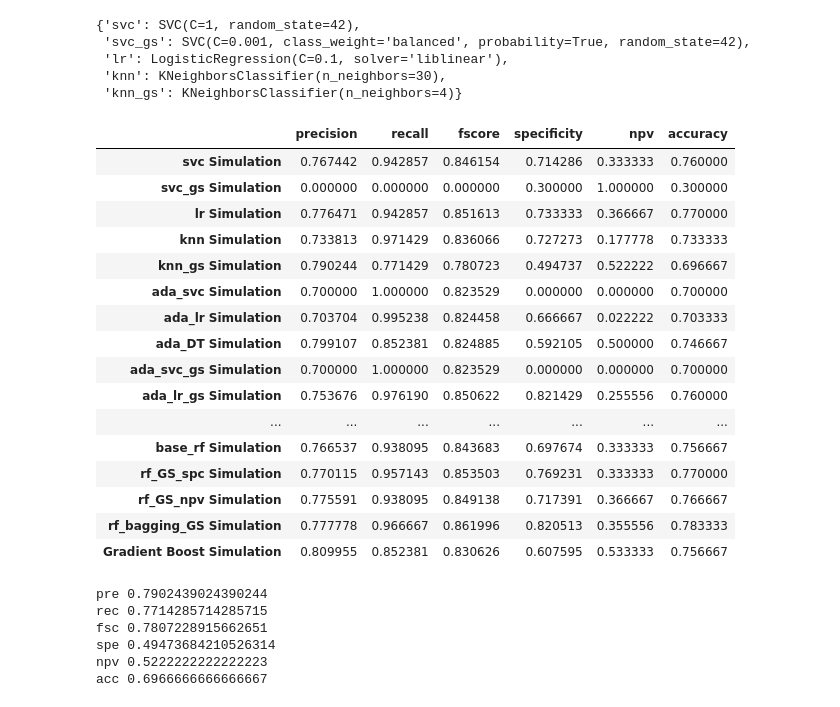
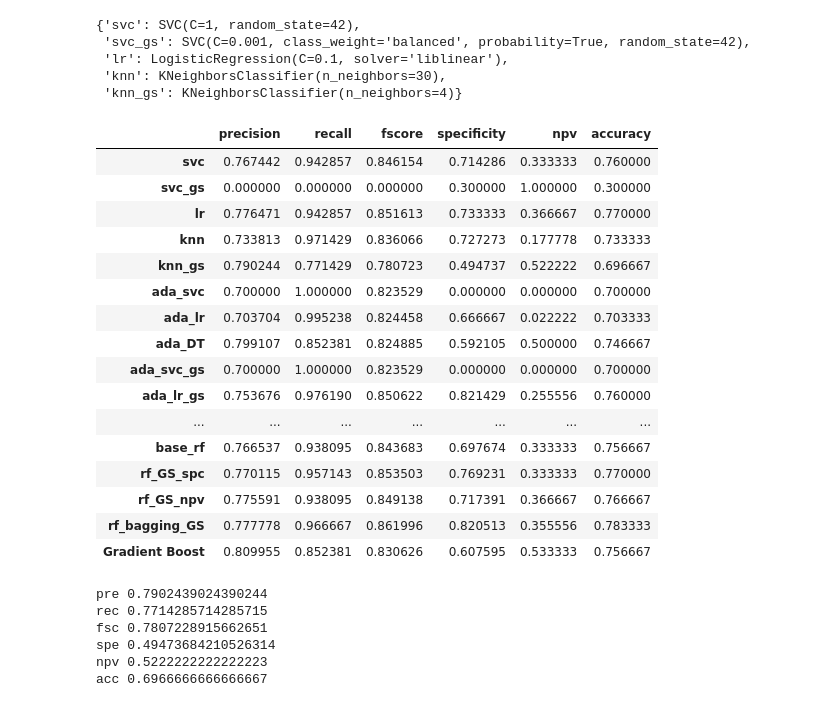
Before and after one commit to pagutierreza/Supervised-Learning-Classification, a Jupyter notebook: Montecarlo simulations_01.ipynb, the cells around one changed output. Cells and saved outputs as stored; diff of their text form; code cells hidden in the pictures.

```diff
--- a/Montecarlo simulations_01.ipynb
+++ b/Montecarlo simulations_01.ipynb
@@ -408,37 +408,37 @@ list(trained_models.values())[0]
 # %%
 base_metrics = pd.DataFrame(columns = ['precision',
                                        'recall', 'fscore',
                                        'specificity',
                                        'npv',
                                        'accuracy'])
 for each in trained_models.keys():
     for name, model in trained_models[each].items():
         y_predict = model.predict(X_test)
         precision, recall, fscore, _ = score(y_test, y_predict, average='binary', zero_division = 0)
         accuracy = accuracy_score(y_test, y_predict)
         spc = precision_score(y_test, y_predict, pos_label = 0, average = 'binary', zero_division = 0)
         npv = recall_score(y_test, y_predict, pos_label = 0, average = 'binary', zero_division = 0)
         base_metrics = base_metrics.append(pd.Series([precision, recall, fscore, spc, npv, accuracy], index = ['precision',
                                        'recall', 'fscore',
                                        'specificity',
                                        'npv',
-                                       'accuracy'], name = name + ' Simulation'))
+                                       'accuracy'], name = name))
 base_metrics
 # %% [output]
 |  | precision | recall | fscore | specificity | npv | accuracy |
-| svc Simulation | 0.767442 | 0.942857 | 0.846154 | 0.714286 | 0.333333 | 0.760000 |
-| svc_gs Simulation | 0.000000 | 0.000000 | 0.000000 | 0.300000 | 1.000000 | 0.300000 |
-| lr Simulation | 0.776471 | 0.942857 | 0.851613 | 0.733333 | 0.366667 | 0.770000 |
-| knn Simulation | 0.733813 | 0.971429 | 0.836066 | 0.727273 | 0.177778 | 0.733333 |
-| knn_gs Simulation | 0.790244 | 0.771429 | 0.780723 | 0.494737 | 0.522222 | 0.696667 |
-| ada_svc Simulation | 0.700000 | 1.000000 | 0.823529 | 0.000000 | 0.000000 | 0.700000 |
-| ada_lr Simulation | 0.703704 | 0.995238 | 0.824458 | 0.666667 | 0.022222 | 0.703333 |
-| ada_DT Simulation | 0.799107 | 0.852381 | 0.824885 | 0.592105 | 0.500000 | 0.746667 |
-| ada_svc_gs Simulation | 0.700000 | 1.000000 | 0.823529 | 0.000000 | 0.000000 | 0.700000 |
-| ada_lr_gs Simulation | 0.753676 | 0.976190 | 0.850622 | 0.821429 | 0.255556 | 0.760000 |
+| svc | 0.767442 | 0.942857 | 0.846154 | 0.714286 | 0.333333 | 0.760000 |
+| svc_gs | 0.000000 | 0.000000 | 0.000000 | 0.300000 | 1.000000 | 0.300000 |
+| lr | 0.776471 | 0.942857 | 0.851613 | 0.733333 | 0.366667 | 0.770000 |
+| knn | 0.733813 | 0.971429 | 0.836066 | 0.727273 | 0.177778 | 0.733333 |
+| knn_gs | 0.790244 | 0.771429 | 0.780723 | 0.494737 | 0.522222 | 0.696667 |
+| ada_svc | 0.700000 | 1.000000 | 0.823529 | 0.000000 | 0.000000 | 0.700000 |
+| ada_lr | 0.703704 | 0.995238 | 0.824458 | 0.666667 | 0.022222 | 0.703333 |
+| ada_DT | 0.799107 | 0.852381 | 0.824885 | 0.592105 | 0.500000 | 0.746667 |
+| ada_svc_gs | 0.700000 | 1.000000 | 0.823529 | 0.000000 | 0.000000 | 0.700000 |
+| ada_lr_gs | 0.753676 | 0.976190 | 0.850622 | 0.821429 | 0.255556 | 0.760000 |
 | ... | ... | ... | ... | ... | ... | ... |
-| base_rf Simulation | 0.766537 | 0.938095 | 0.843683 | 0.697674 | 0.333333 | 0.756667 |
-| rf_GS_spc Simulation | 0.770115 | 0.957143 | 0.853503 | 0.769231 | 0.333333 | 0.770000 |
-| rf_GS_npv Simulation | 0.775591 | 0.938095 | 0.849138 | 0.717391 | 0.366667 | 0.766667 |
-| rf_bagging_GS Simulation | 0.777778 | 0.966667 | 0.861996 | 0.820513 | 0.355556 | 0.783333 |
-| Gradient Boost Simulation | 0.809955 | 0.852381 | 0.830626 | 0.607595 | 0.533333 | 0.756667 |
+| base_rf | 0.766537 | 0.938095 | 0.843683 | 0.697674 | 0.333333 | 0.756667 |
+| rf_GS_spc | 0.770115 | 0.957143 | 0.853503 | 0.769231 | 0.333333 | 0.770000 |
+| rf_GS_npv | 0.775591 | 0.938095 | 0.849138 | 0.717391 | 0.366667 | 0.766667 |
+| rf_bagging_GS | 0.777778 | 0.966667 | 0.861996 | 0.820513 | 0.355556 | 0.783333 |
+| Gradient Boost | 0.809955 | 0.852381 | 0.830626 | 0.607595 | 0.533333 | 0.756667 |
```
Also changed, not shown: parts of 25 cells of this notebook, 1 other file.
